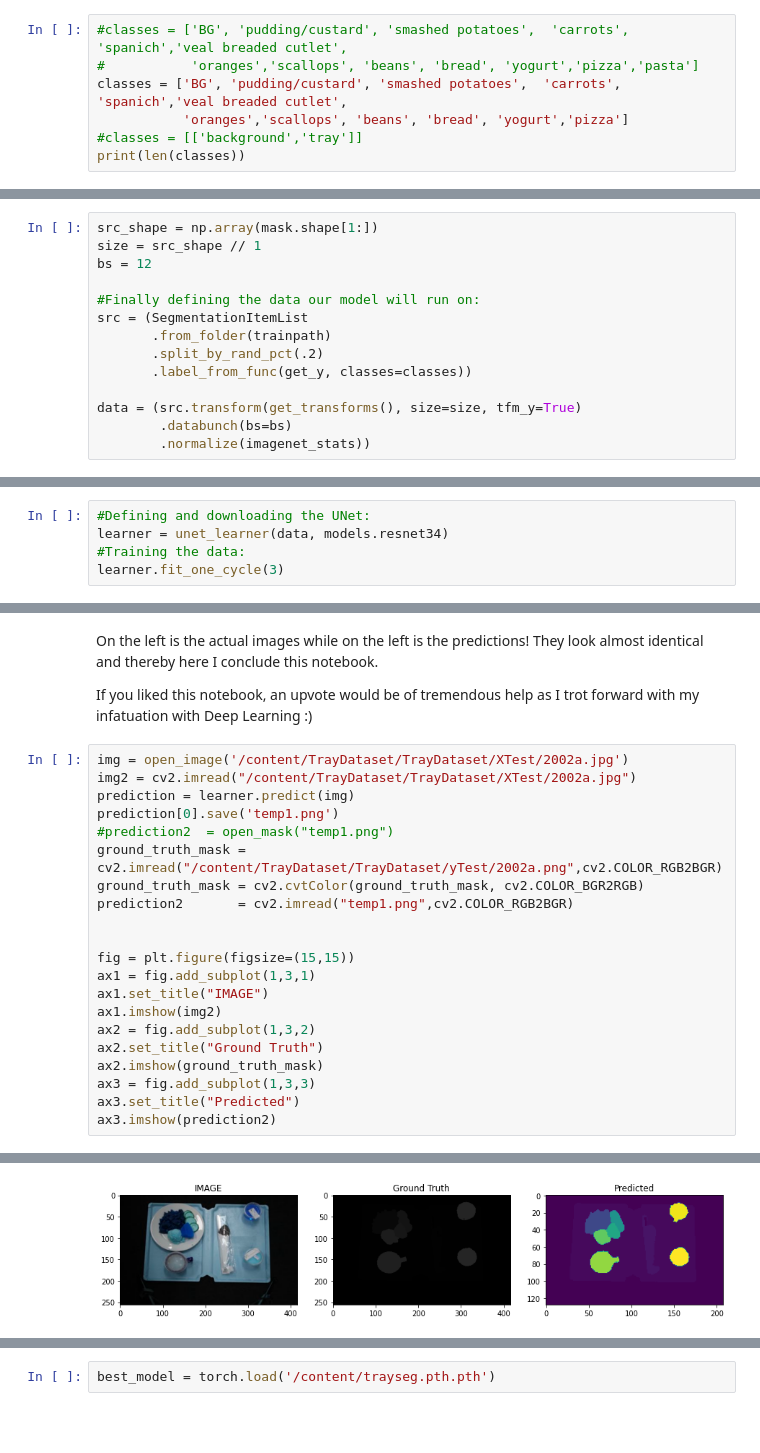
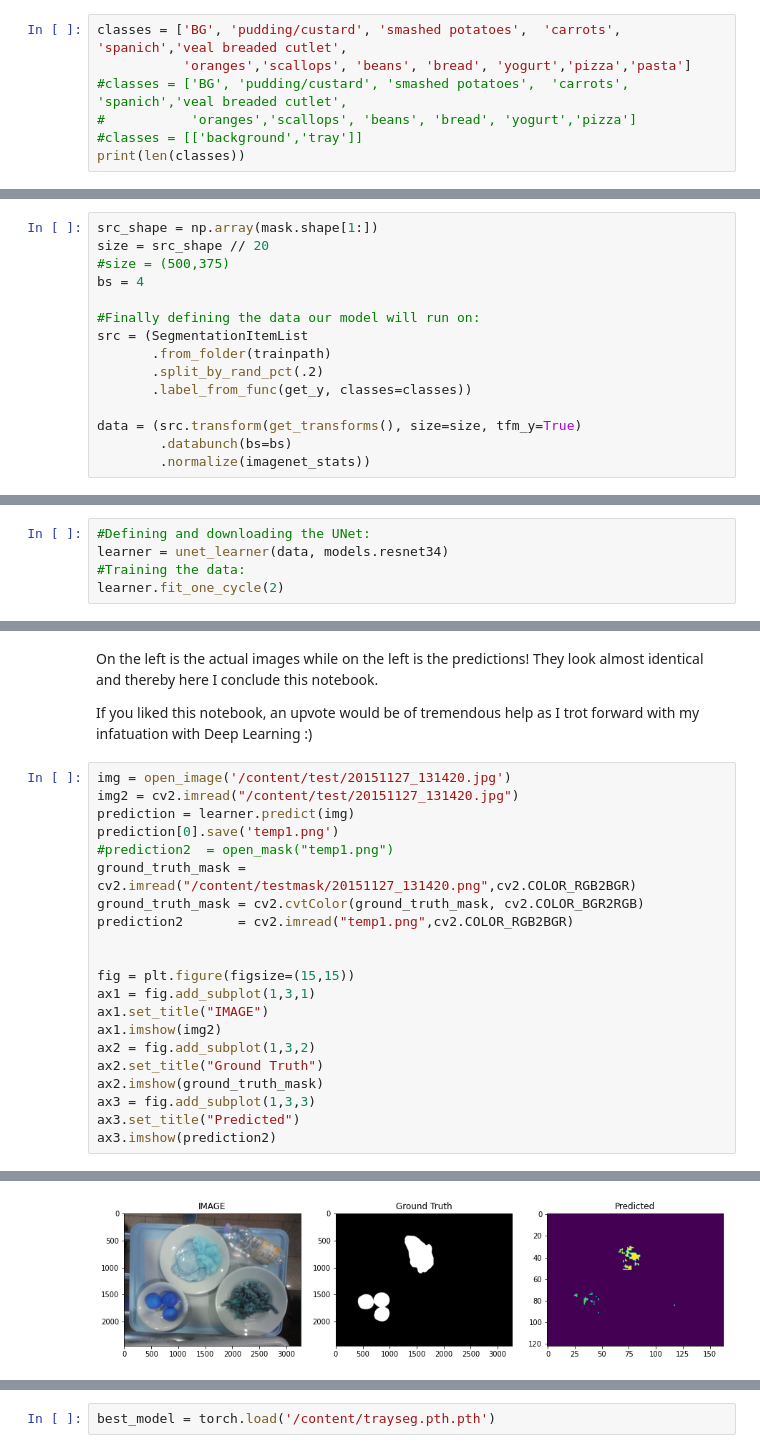
Before and after one commit to Tommy-Ngx/ColabRerun, a Jupyter notebook: Segmentation/UNIMIB2016fast2.ipynb, the cells around one changed output, grey strips where cells are left out. Saved outputs shown, nothing was run; the diff lists cells and outputs as text; blank space fills up the shorter version.

```diff
--- a/Segmentation/UNIMIB2016fast2.ipynb
+++ b/Segmentation/UNIMIB2016fast2.ipynb
@@ -154,10 +169,10 @@ classes
 # %% [markdown]
 I will now seperate out the _class since it contains the classes and turn it into a list:
 # %%
+classes = ['BG', 'pudding/custard', 'smashed potatoes',  'carrots', 'spanich','veal breaded cutlet',
+           'oranges','scallops', 'beans', 'bread', 'yogurt','pizza','pasta']
 #classes = ['BG', 'pudding/custard', 'smashed potatoes',  'carrots', 'spanich','veal breaded cutlet',
-#           'oranges','scallops', 'beans', 'bread', 'yogurt','pizza','pasta']
-classes = ['BG', 'pudding/custard', 'smashed potatoes',  'carrots', 'spanich','veal breaded cutlet',
-           'oranges','scallops', 'beans', 'bread', 'yogurt','pizza']
+#           'oranges','scallops', 'beans', 'bread', 'yogurt','pizza']
 #classes = [['background','tray']]
 print(len(classes))
 # %% [output]
@@ -165,7 +180,8 @@ print(len(classes))
 # %%
 src_shape = np.array(mask.shape[1:])
-size = src_shape // 1
-bs = 12
+size = src_shape // 20
+#size = (500,375)
+bs = 4
 
 #Finally defining the data our model will run on:
 src = (SegmentationItemList
@@ -186,5 +202,5 @@ RuntimeError: ignored
 #Defining and downloading the UNet:
 learner = unet_learner(data, models.resnet34)
 #Training the data:
-learner.fit_one_cycle(3)
+learner.fit_one_cycle(2)
 # %% [output]
@@ -215,29 +230,29 @@ On the left is the actual images while on the left is the predictions! They look
 
 If you liked this notebook, an upvote would be of tremendous help as I trot forward with my infatuation with Deep Learning :)
 # %%
-img = open_image('/content/TrayDataset/TrayDataset/XTest/2002a.jpg')
-img2 = cv2.imread("/content/TrayDataset/TrayDataset/XTest/2002a.jpg")
+img = open_image('/content/test/20151127_131420.jpg')
+img2 = cv2.imread("/content/test/20151127_131420.jpg")
 prediction = learner.predict(img)
 prediction[0].save('temp1.png')
 #prediction2  = open_mask("temp1.png")
-ground_truth_mask = cv2.imread("/content/TrayDataset/TrayDataset/yTest/2002a.png",cv2.COLOR_RGB2BGR)
+ground_truth_mask = cv2.imread("/content/testmask/20151127_131420.png",cv2.COLOR_RGB2BGR)
 ground_truth_mask = cv2.cvtColor(ground_truth_mask, cv2.COLOR_BGR2RGB)
 prediction2       = cv2.imread("temp1.png",cv2.COLOR_RGB2BGR)
 
 
 fig = plt.figure(figsize=(15,15))
 ax1 = fig.add_subplot(1,3,1)
 ax1.set_title("IMAGE")
 ax1.imshow(img2)
 ax2 = fig.add_subplot(1,3,2)
 ax2.set_title("Ground Truth")
 ax2.imshow(ground_truth_mask)
 ax3 = fig.add_subplot(1,3,3)
 ax3.set_title("Predicted")
 ax3.imshow(prediction2)
 # %% [output]
 <matplotlib.image.AxesImage at 0x...>
-[figure, old version]
+[figure, new version]
 # %%
 print(ground_truth_mask.shape)
 # %% [output]
```
Also changed, not shown: parts of 18 cells of this notebook.
